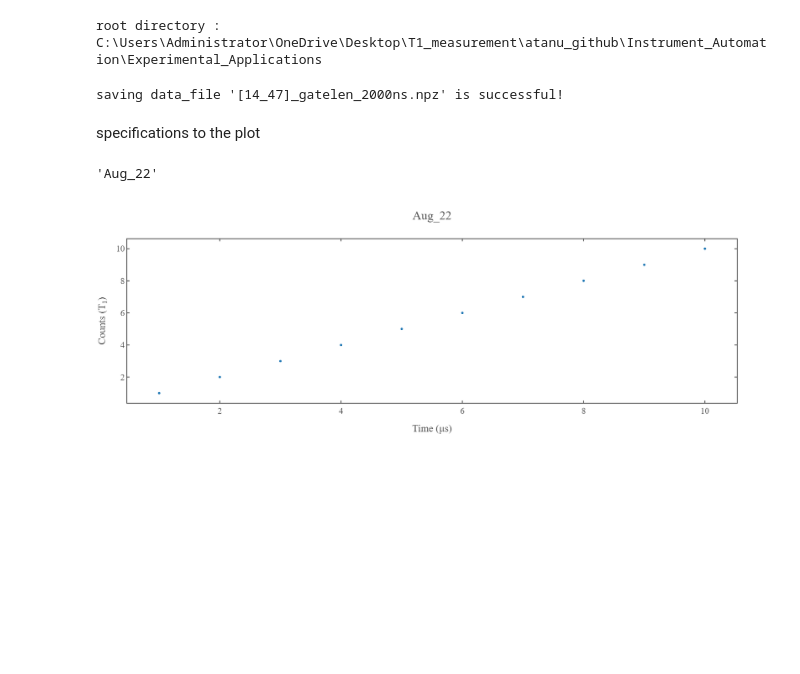
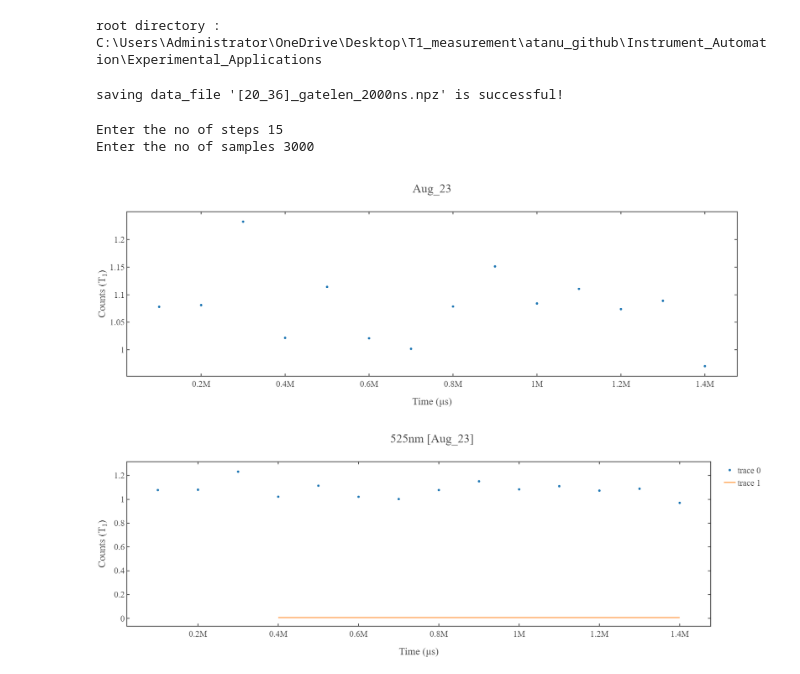
Before and after one commit to ghoshatanu857/Instrument_Automation, a Jupyter notebook: Experimental_Applications/live_measurement.ipynb, the cells around one changed output. Saved outputs shown, nothing was run; the diff lists cells and outputs as text; code cells hidden in the pictures; blank space fills up the shorter version.

```diff
--- a/Experimental_Applications/live_measurement.ipynb
+++ b/Experimental_Applications/live_measurement.ipynb
@@ -33,4 +43,4 @@ specs_lifetime = {'rising_delay' : 20,'gatelen' : 2e3, 'laserontime' : 25e3,'del
 # %%
-# total_specs = specs_ports.update(specs_t1)   #change the specs name accordingly
-# avg_data,time_axis = measure(pulser,device_name,exp_name = 't1',
-#                    samples=2000,averages=30,specificatons=total_specs)
+total_specs = merge(specs_ports,specs_t1)
+avg_data,time_axis = measure(pulser,DAQ_device,device_name,exp_name = 't1',
+                   samples=3000,averages=28,specifications=total_specs)
@@ -37,6 +230,3 @@ specs_lifetime = {'rising_delay' : 20,'gatelen' : 2e3, 'laserontime' : 25e3,'del
-# %%
-avg_data = np.arange(1,11,1)
-time_axis = avg_data
 # %%
 dict_args = {'avg_data':avg_data,'time_axis':time_axis}
 # %%
@@ -49,23 +239,35 @@ year = time.ctime()[-4:]
 date = time.ctime()[4:10].replace(' ','_')
 current_time = time.ctime()[-13:-8].replace(':','_')
 
-folder_path = root_directory+f'/exp_data/{year}/{date}/dummy_example/snr/avgs_30/samples_2000'
+folder_path = root_directory+f'/exp_data/{year}/{date}/microdiamonds/t1/1064nm_525nm/source_840mW/avgs_28/samples_3000'
 file_name = f'[{current_time}]_gatelen_2000ns.npz'
 
 total_path = npz_save(folder_path,file_name,**dict_args)
 # %% [output]
-saving data_file '[14_47]_gatelen_2000ns.npz' is successful!
+saving data_file '[20_36]_gatelen_2000ns.npz' is successful!
 # %%
 load_data = dict(np.load(total_path))
-# %% [markdown]
-specifications to the plot
-# %%
-date
-# %% [output]
-'Aug_22'
+# %%
+steps=int(input('Enter the no of steps'))
+samples=int(input('Enter the no of samples'))
+
+# Separating Reference and Signal and averaging over Samples
+reference_samples = np.mean(np.reshape(load_data['avg_data'][::2],(steps,samples)),axis=1)
+signal_samples = np.mean(np.reshape(load_data['avg_data'][1::2],(steps,samples)),axis=1)
+signal_photon = signal_samples/reference_samples
+# %% [output]
+Enter the no of steps 15
+Enter the no of samples 3000
 # %%
-x=load_data['time_axis']
-y=load_data['avg_data']
-fig = simple_plot(x,y,x_name = "Time (&mu;s)",y_name = "Counts (T<sub>1</sub>)",title=date)
+x=load_data['time_axis'][1:]
+y=signal_photon[1:]
+
+# x_fit,y_fit,coefficient,error_bars = fit_func(x,y,fit_range=np.array([0.4e6,1.5e6]),func='exp',guess_params=np.array([0.7,0.9,0.5e6]))
+
+fig1 = simple_plot(x,y,show=True,x_name = "Time (&mu;s)",y_name = "Counts (T<sub>1</sub>)",mode='markers',title=f'{date}')
+fig2 = simple_plot(x_fit,y_fit,show=False,x_name = "Time (&mu;s)",y_name = "Counts (T<sub>1</sub>)",mode='lines',title=f'{date}')
+
+add_figures([fig1,fig2],show=True,x_name = "Time (&mu;s)",y_name = "Counts (T<sub>1</sub>)",mode='markers',title=f'525nm [{date}]')
 # %% [output]
-[figure, old version]
+[figure, new version]
+[figure, added]
```
Also changed, not shown: parts of 6 cells of this notebook, 19 other files.
